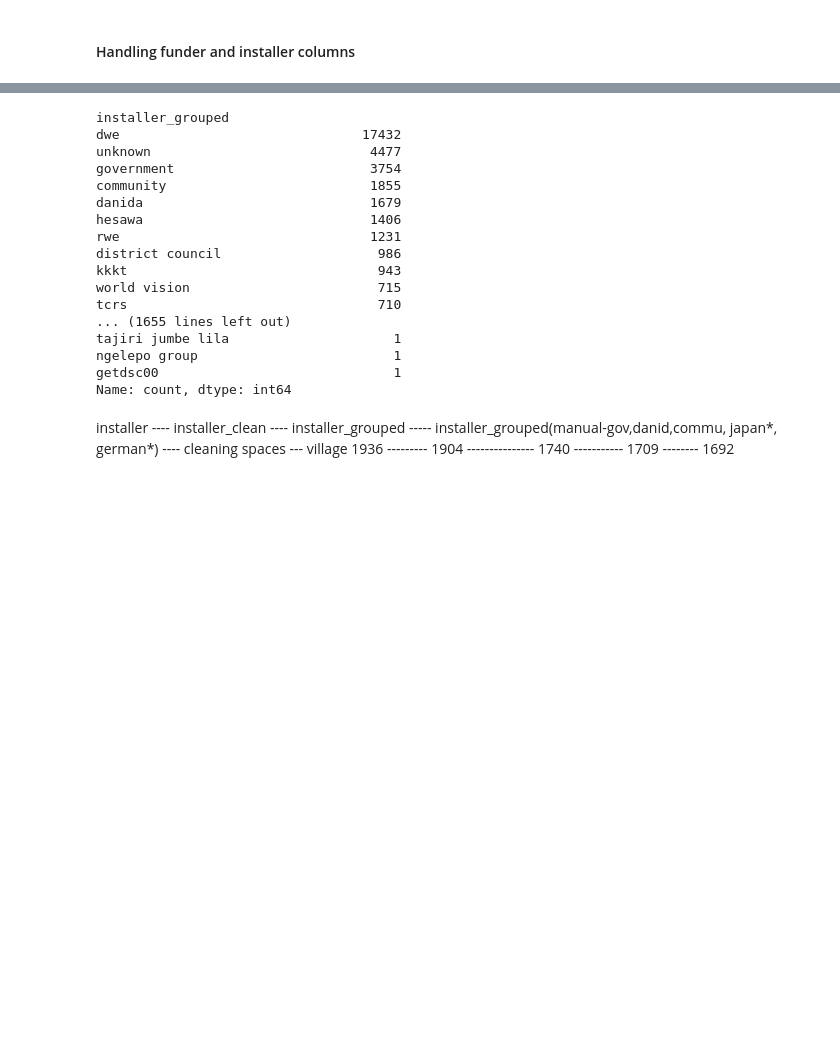
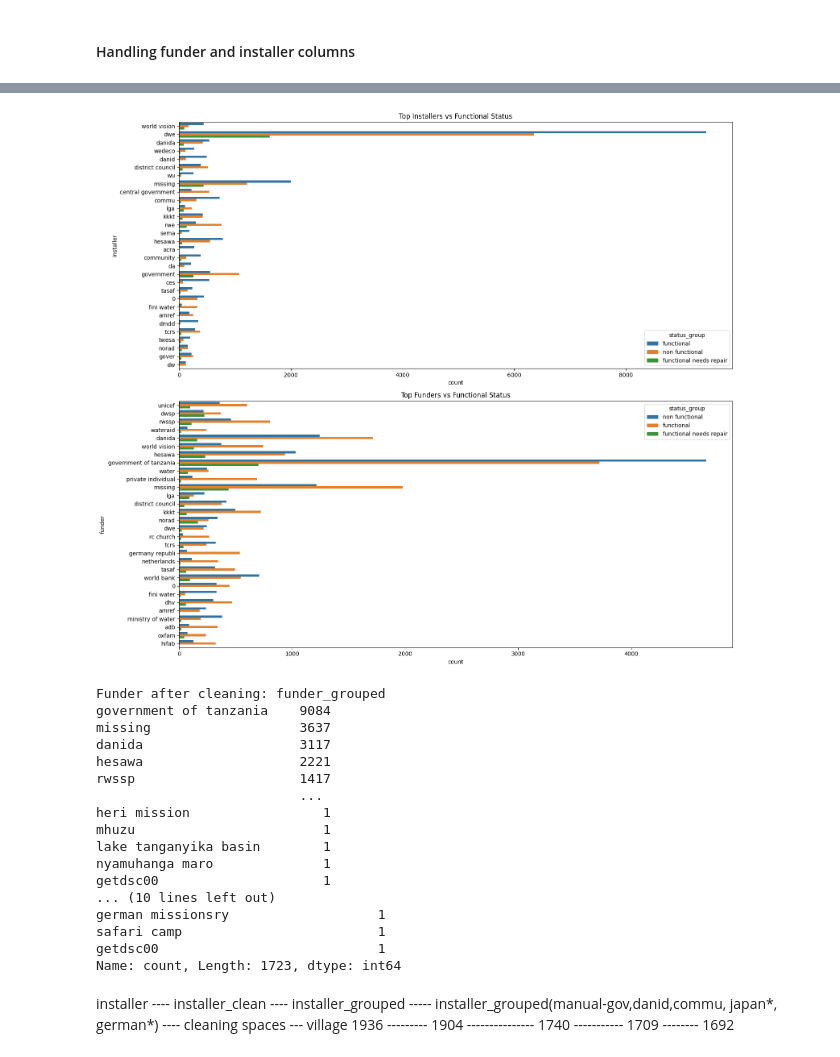
Before and after one commit to fsmariam/HydroLogic, a Jupyter notebook: notebooks/data_cleaned.ipynb, the cells around one changed output, grey strips where cells are left out. Cells and saved outputs as stored; diff of their text form; code cells hidden in the pictures; blank space fills up the shorter version.

```diff
--- a/notebooks/data_cleaned.ipynb
+++ b/notebooks/data_cleaned.ipynb
@@ -274,0 +200,3 @@ plt.show()
+# %%
+df['funder'] = df['funder'].fillna('missing')
+df['installer'] = df['installer'].fillna('missing')
@@ -274,0 +224,8 @@ plt.show()
+# %%
+df['funder'] = df['funder'].astype(str).str.lower()
+df['funder'] = df['funder'].apply(lambda x: ' '.join(x.split()) if isinstance(x, str) else x)
+print('Installer after lower case and space:',df['funder'].value_counts())
+
+df['installer'] = df['installer'].astype(str).str.lower()
+df['installer'] = df['installer'].apply(lambda x: ' '.join(x.split()) if isinstance(x, str) else x)
+print('Installer after lower case and space:',df['installer'].value_counts())
@@ -275,3 +250,29 @@ plt.show()
+# %%
+top_installers = df['installer'].value_counts().nlargest(30).index
+top_funders = df['funder'].value_counts().nlargest(30).index
+
+# Create a figure with 2 subplots (2 rows, 1 column)
+fig, axes = plt.subplots(2, 1, figsize=(16, 14))  # (rows=2, cols=1)
+
+# Plot Top Installers
+sns.countplot(data=df[df['installer'].isin(top_installers)],
+              y='installer',
+              hue='status_group',
+              ax=axes[0])  # First plot on axes[0]
+axes[0].set_title('Top Installers vs Functional Status')
+
+# Plot Top Funders
+sns.countplot(data=df[df['funder'].isin(top_funders)],
+              y='funder',
+              hue='status_group',
+              ax=axes[1])  # Second plot on axes[1]
+axes[1].set_title('Top Funders vs Functional Status')
+
+# Adjust layout so titles and labels don't overlap
+plt.tight_layout()
+plt.show()
+# %% [output]
+[figure, added]
 # %%
 from rapidfuzz import process, fuzz
 import re
@@ -310,25 +309,26 @@ df['installer_grouped'] = df['installer_grouped'].apply(lambda x: ' '.join(x.spl
 # %%
 # Show ALL rows in the output
 #pd.set_option('display.max_rows', None)
-df['installer_grouped'].value_counts()
+print('Funder after cleaning:',df['funder_grouped'].value_counts())
+print('Installer after cleaning:',df['installer_grouped'].value_counts())
 # %% [output]
-installer_grouped
-dwe                               17432
-unknown                            4477
-government                         3754
-community                          1855
-danida                             1679
-hesawa                             1406
-rwe                                1231
-district council                    986
-kkkt                                943
-world vision                        715
-tcrs                                710
-... (1655 lines left out)
-tajiri jumbe lila                     1
-ngelepo group                         1
-getdsc00                              1
-Name: count, dtype: int64
+Funder after cleaning: funder_grouped
+government of tanzania    9084
+missing                   3637
+danida                    3117
+hesawa                    2221
+rwssp                     1417
+                          ...
+heri mission                 1
+mhuzu                        1
+lake tanganyika basin        1
+nyamuhanga maro              1
+getdsc00                     1
+... (10 lines left out)
+german missionsry                   1
+safari camp                         1
+getdsc00                            1
+Name: count, Length: 1723, dtype: int64
 # %% [markdown]
 installer ---- installer_clean ---- installer_grouped ----- installer_grouped(manual-gov,danid,commu, japan*, german*) ---- cleaning spaces --- village
 1936 --------- 1904 --------------- 1740 ----------- 1709 -------- 1692
```
Also changed, not shown: parts of 66 cells of this notebook.
